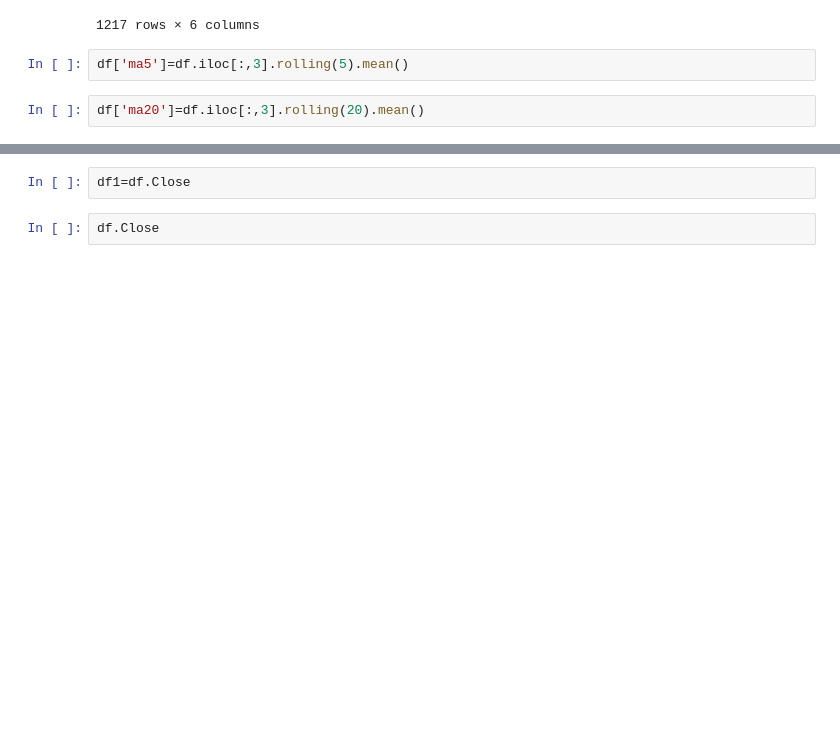
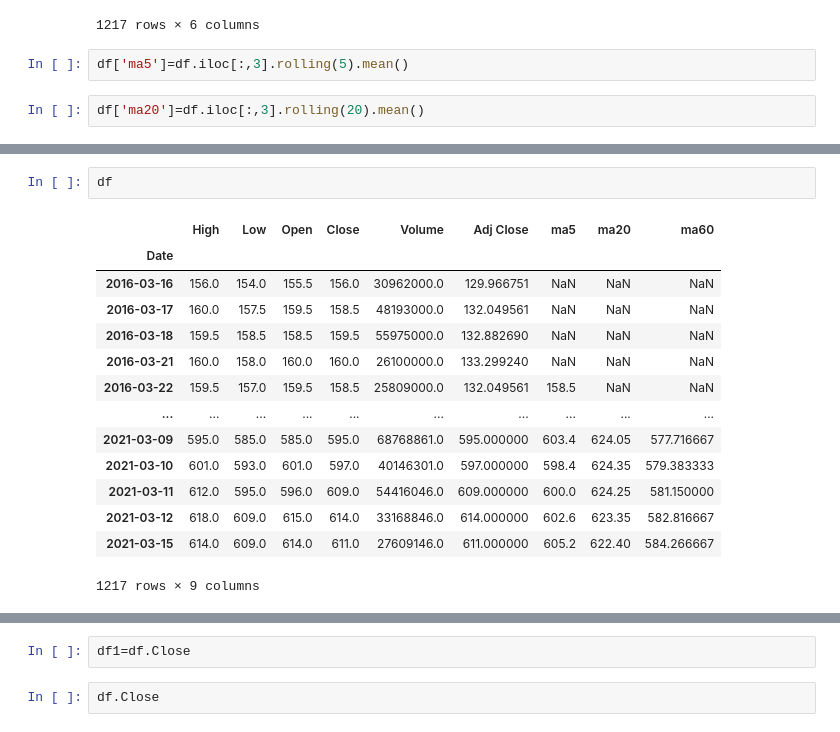
Before and after one commit to webclinic017/trade-backtest, a Jupyter notebook: 6_1_產生交易訊號並畫圖.ipynb, the cells around one changed output, grey strips where cells are left out. Cells and saved outputs as stored; diff of their text form; blank space fills up the shorter version.

```diff
--- a/6_1_產生交易訊號並畫圖.ipynb
+++ b/6_1_產生交易訊號並畫圖.ipynb
@@ -49 +51,18 @@ df[['Close', 'ma5','ma20']]
+# %%
+df
+# %% [output]
+|  | High | Low | Open | Close | Volume | Adj Close | ma5 | ma20 | ma60 |
+| Date |  |  |  |  |  |  |  |  |  |
+| 2016-03-16 | 156.0 | 154.0 | 155.5 | 156.0 | 30962000.0 | 129.966751 | NaN | NaN | NaN |
+| 2016-03-17 | 160.0 | 157.5 | 159.5 | 158.5 | 48193000.0 | 132.049561 | NaN | NaN | NaN |
+| 2016-03-18 | 159.5 | 158.5 | 158.5 | 159.5 | 55975000.0 | 132.882690 | NaN | NaN | NaN |
+| 2016-03-21 | 160.0 | 158.0 | 160.0 | 160.0 | 26100000.0 | 133.299240 | NaN | NaN | NaN |
+| 2016-03-22 | 159.5 | 157.0 | 159.5 | 158.5 | 25809000.0 | 132.049561 | 158.5 | NaN | NaN |
+| ... | ... | ... | ... | ... | ... | ... | ... | ... | ... |
+| 2021-03-09 | 595.0 | 585.0 | 585.0 | 595.0 | 68768861.0 | 595.000000 | 603.4 | 624.05 | 577.716667 |
+| 2021-03-10 | 601.0 | 593.0 | 601.0 | 597.0 | 40146301.0 | 597.000000 | 598.4 | 624.35 | 579.383333 |
+| 2021-03-11 | 612.0 | 595.0 | 596.0 | 609.0 | 54416046.0 | 609.000000 | 600.0 | 624.25 | 581.150000 |
+| 2021-03-12 | 618.0 | 609.0 | 615.0 | 614.0 | 33168846.0 | 614.000000 | 602.6 | 623.35 | 582.816667 |
+| 2021-03-15 | 614.0 | 609.0 | 614.0 | 611.0 | 27609146.0 | 611.000000 | 605.2 | 622.40 | 584.266667 |
+1217 rows × 9 columns
 # %%
```
Also changed, not shown: parts of 3 cells of this notebook.
